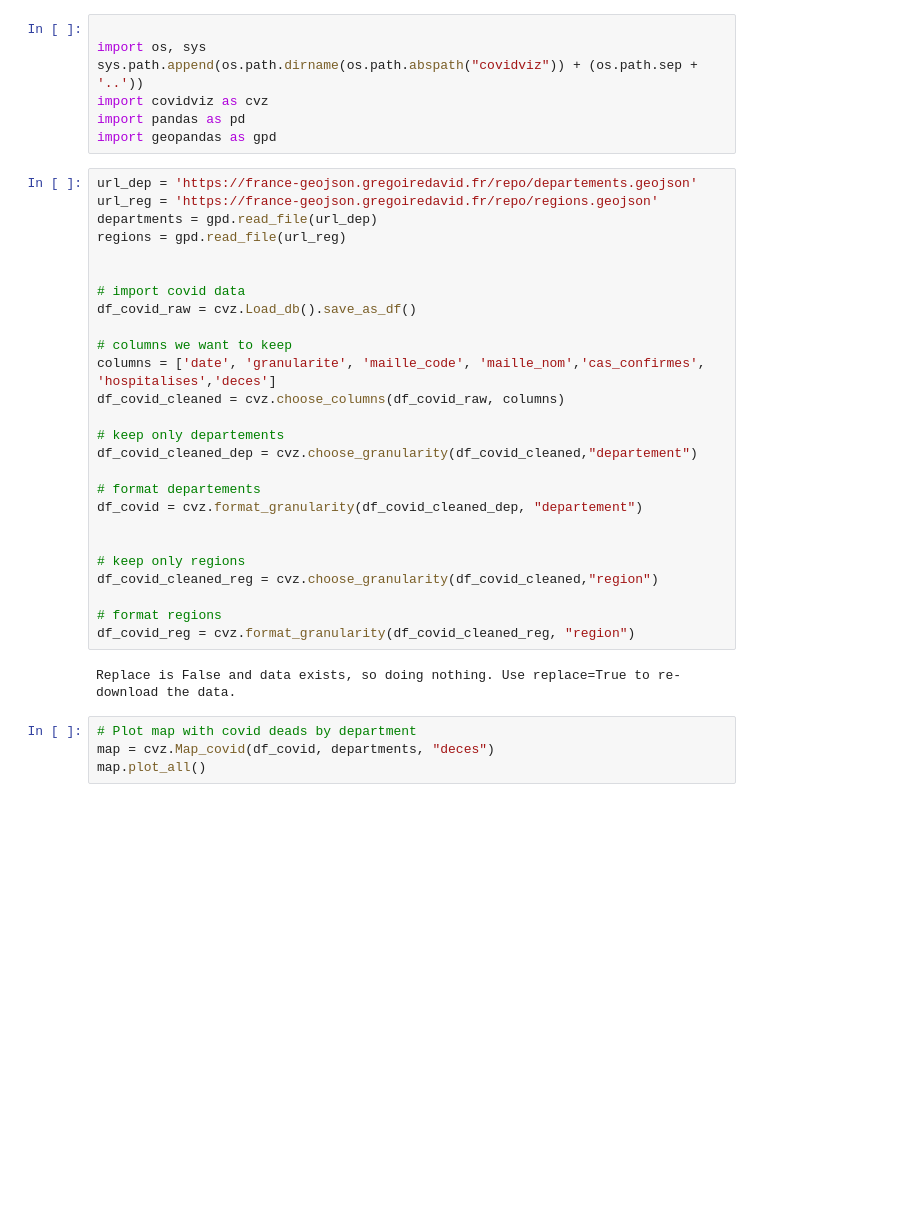
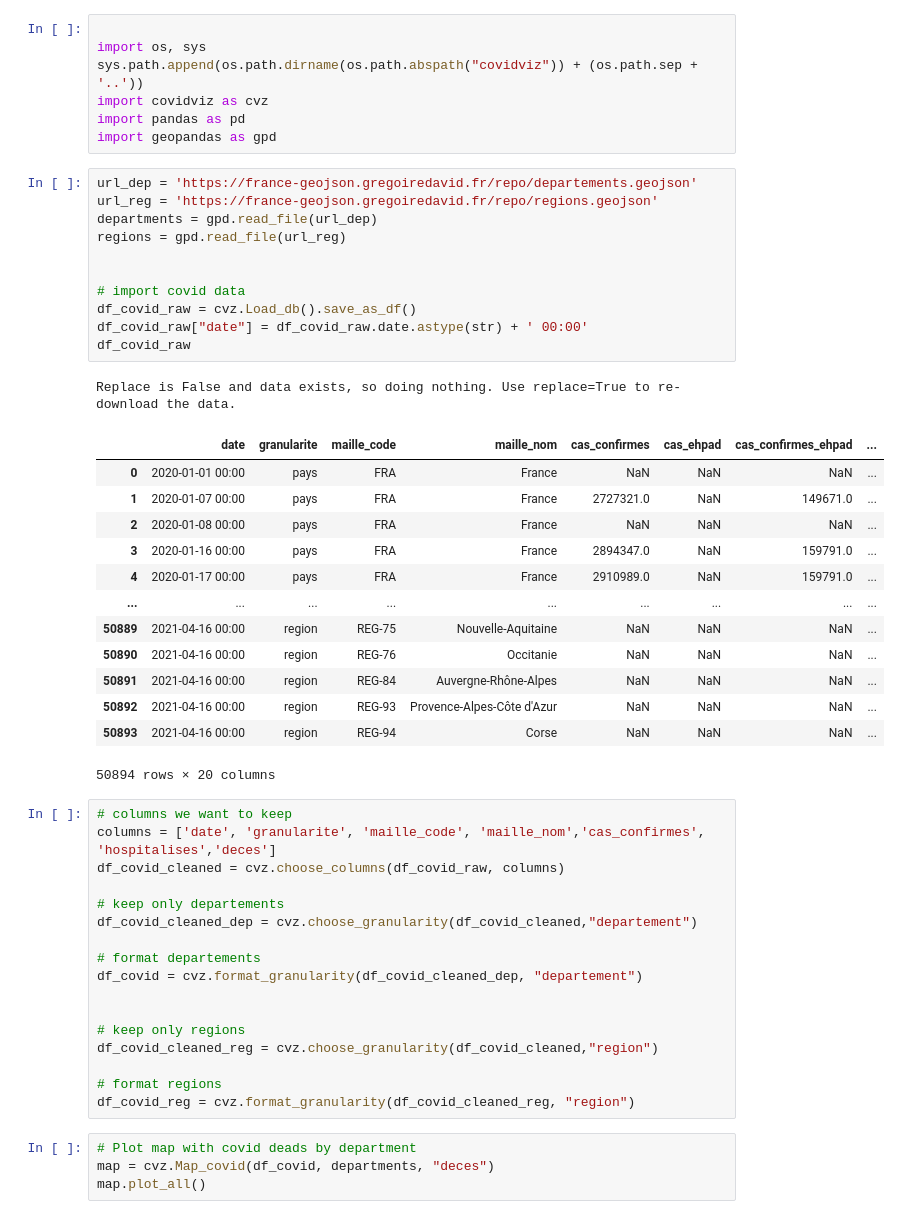
Before and after one commit to jihene-b3/covidviz, a Jupyter notebook: report/covidviz_report.ipynb, the cells around one changed output. Cells and saved outputs as stored; diff of their text form; blank space fills up the shorter version.

```diff
--- a/report/covidviz_report.ipynb
+++ b/report/covidviz_report.ipynb
@@ -5,16 +5,33 @@ sys.path.append(os.path.dirname(os.path.abspath("covidviz")) + (os.path.sep + '.
 import covidviz as cvz
 import pandas as pd
 import geopandas as gpd
+# %%
+url_dep = 'https://france-geojson.gregoiredavid.fr/repo/departements.geojson'
+url_reg = 'https://france-geojson.gregoiredavid.fr/repo/regions.geojson'
+departments = gpd.read_file(url_dep)
+regions = gpd.read_file(url_reg)
+
+
+# import covid data
+df_covid_raw = cvz.Load_db().save_as_df()
+df_covid_raw["date"] = df_covid_raw.date.astype(str) + ' 00:00'
+df_covid_raw
+# %% [output]
+Replace is False and data exists, so doing nothing. Use replace=True to re-download the data.
+|  | date | granularite | maille_code | maille_nom | cas_confirmes | cas_ehpad | cas_confirmes_ehpad | ... |
+| 0 | 2020-01-01 00:00 | pays | FRA | France | NaN | NaN | NaN | ... |
+| 1 | 2020-01-07 00:00 | pays | FRA | France | 2727321.0 | NaN | 149671.0 | ... |
+| 2 | 2020-01-08 00:00 | pays | FRA | France | NaN | NaN | NaN | ... |
+| 3 | 2020-01-16 00:00 | pays | FRA | France | 2894347.0 | NaN | 159791.0 | ... |
+| 4 | 2020-01-17 00:00 | pays | FRA | France | 2910989.0 | NaN | 159791.0 | ... |
+| ... | ... | ... | ... | ... | ... | ... | ... | ... |
+| 50889 | 2021-04-16 00:00 | region | REG-75 | Nouvelle-Aquitaine | NaN | NaN | NaN | ... |
+| 50890 | 2021-04-16 00:00 | region | REG-76 | Occitanie | NaN | NaN | NaN | ... |
+| 50891 | 2021-04-16 00:00 | region | REG-84 | Auvergne-Rhône-Alpes | NaN | NaN | NaN | ... |
+| 50892 | 2021-04-16 00:00 | region | REG-93 | Provence-Alpes-Côte d'Azur | NaN | NaN | NaN | ... |
+| 50893 | 2021-04-16 00:00 | region | REG-94 | Corse | NaN | NaN | NaN | ... |
+50894 rows × 20 columns
 # %%
-url_dep = 'https://france-geojson.gregoiredavid.fr/repo/departements.geojson'
-url_reg = 'https://france-geojson.gregoiredavid.fr/repo/regions.geojson'
-departments = gpd.read_file(url_dep)
-regions = gpd.read_file(url_reg)
-
-
-# import covid data
-df_covid_raw = cvz.Load_db().save_as_df()
-
 # columns we want to keep
 columns = ['date', 'granularite', 'maille_code', 'maille_nom','cas_confirmes', 'hospitalises','deces']
 df_covid_cleaned = cvz.choose_columns(df_covid_raw, columns)
@@ -31,8 +48,6 @@ df_covid_cleaned_reg = cvz.choose_granularity(df_covid_cleaned,"region")
 
 # format regions
 df_covid_reg = cvz.format_granularity(df_covid_cleaned_reg, "region")
-# %% [output]
-Replace is False and data exists, so doing nothing. Use replace=True to re-download the data.
 # %%
 # Plot map with covid deads by department
 map = cvz.Map_covid(df_covid, departments, "deces")
```
Also changed, not shown: parts of 5 cells of this notebook, 5 other files.
